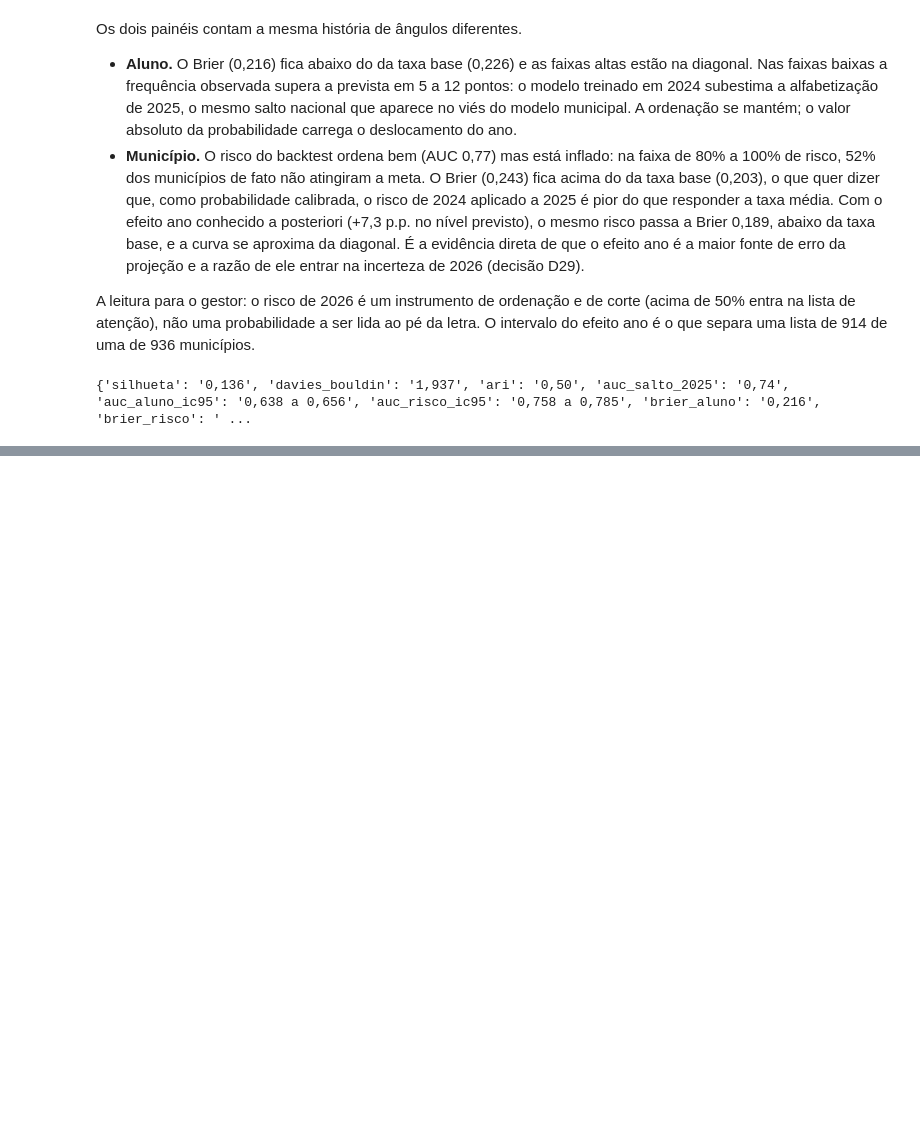
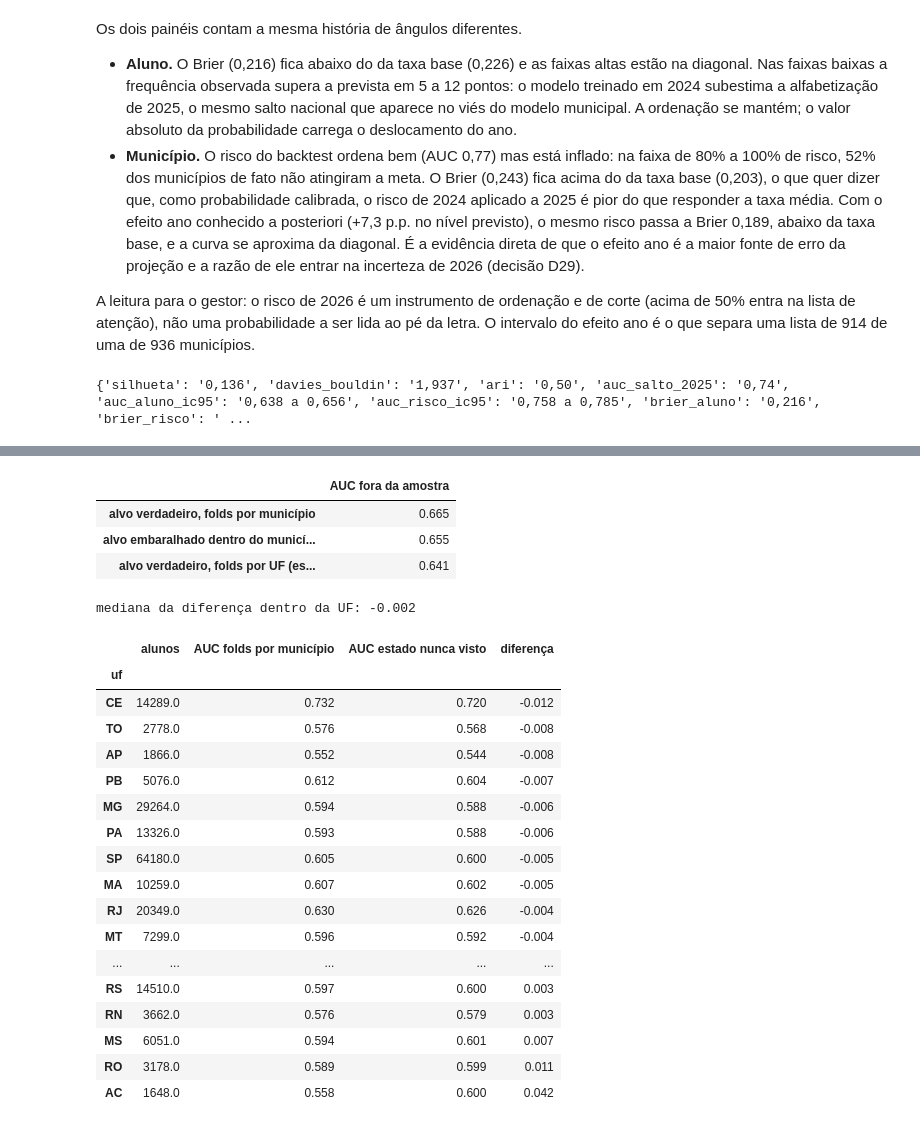
Before and after one commit to guillecosme/fiap-ai-scientist-tech-challenge-fase-03, a Jupyter notebook: notebooks/06_interpretabilidade_e_aplicacao.ipynb, the cells around one changed output, grey strips where cells are left out. Drawn from its saved outputs; the diff is of its cells as text; code cells hidden in the pictures; blank space fills up the shorter version.

Commit message:
notebook 06: alvo embaralhado dentro do municipio, regra simples e folds por uf no modelo do aluno

```diff
--- a/notebooks/06_interpretabilidade_e_aplicacao.ipynb
+++ b/notebooks/06_interpretabilidade_e_aplicacao.ipynb
@@ -490,0 +500,68 @@ print(extras)
+# %%
+from sklearn.metrics import roc_auc_score
+from sklearn.model_selection import GroupKFold
+from src.preprocessing.splits import amostra_estratificada
+from src.evaluation.validacao import diferenca_bootstrap_pareada, embaralhar_dentro_de_grupos, validar_por_grupos
+
+amostra = amostra_estratificada(treino, 300_000, "alfabetizado", seed=SEED)
+x_am, y_am = preparar_xy(amostra, ga, "alfabetizado")
+w_am, g_am, uf_am = amostra["peso"].values, amostra["id_municipio"].values, amostra["sigla_uf"].values
+def novo_modelo():
+    return build_pipeline(ga, LGBMClassifier(n_estimators=600, learning_rate=0.03, random_state=SEED, n_jobs=-1, verbose=-1, **hiper))
+
+# 1. alvo verdadeiro e alvo embaralhado dentro do municipio, mesma validacao por municipio (3 folds)
+_, oof_real = validar_por_grupos(novo_modelo(), x_am, y_am, pd.Series(g_am), n_splits=3, sample_weight=w_am)
+y_emb = embaralhar_dentro_de_grupos(y_am.values, g_am, seed=SEED)
+_, oof_emb = validar_por_grupos(novo_modelo(), x_am, pd.Series(y_emb), pd.Series(g_am), n_splits=3, sample_weight=w_am)
+
+# 4. cinco folds por UF na mesma amostra
+oof_uf = np.full(len(y_am), np.nan)
+for tr_i, va_i in GroupKFold(n_splits=5, shuffle=True, random_state=SEED).split(x_am, y_am, uf_am):
+    m = novo_modelo().fit(x_am.iloc[tr_i], y_am.iloc[tr_i], modelo__sample_weight=w_am[tr_i])
+    oof_uf[va_i] = m.predict_proba(x_am.iloc[va_i])[:, 1]
+
+falsificacao_aluno = pd.DataFrame({
+    "AUC fora da amostra": {
+        "alvo verdadeiro, folds por município": roc_auc_score(y_am, oof_real, sample_weight=w_am),
+        "alvo embaralhado dentro do município, folds por município": roc_auc_score(y_emb, oof_emb, sample_weight=w_am),
+        "alvo verdadeiro, folds por UF (estado nunca visto)": roc_auc_score(y_am, oof_uf, sample_weight=w_am),
+    }
+})
+falsificacao_aluno.round(3)
+# %% [output]
+|  | AUC fora da amostra |
+| alvo verdadeiro, folds por município | 0.665 |
+| alvo embaralhado dentro do municí... | 0.655 |
+| alvo verdadeiro, folds por UF (es... | 0.641 |
+# %%
+# AUC por UF nos dois protocolos: quanto do sinal e "conhecer o estado"?
+por_uf_aluno = pd.DataFrame({"uf": uf_am, "y": y_am.values, "w": w_am, "municipio": oof_real, "uf_excluida": oof_uf})
+auc_uf_aluno = por_uf_aluno.groupby("uf").apply(lambda g: pd.Series({
+    "alunos": len(g),
+    "AUC folds por município": roc_auc_score(g["y"], g["municipio"], sample_weight=g["w"]),
+    "AUC estado nunca visto": roc_auc_score(g["y"], g["uf_excluida"], sample_weight=g["w"]),
+}), include_groups=False)
+auc_uf_aluno["diferença"] = auc_uf_aluno["AUC estado nunca visto"] - auc_uf_aluno["AUC folds por município"]
+auc_uf_aluno.round(3).to_csv("reports/extrapolacao_uf_aluno.csv")
+print("mediana da diferença dentro da UF:", round(auc_uf_aluno["diferença"].median(), 3))
+auc_uf_aluno.sort_values("diferença").round(3)
+# %% [output]
+mediana da diferença dentro da UF: -0.002
+|  | alunos | AUC folds por município | AUC estado nunca visto | diferença |
+| uf |  |  |  |  |
+| CE | 14289.0 | 0.732 | 0.720 | -0.012 |
+| TO | 2778.0 | 0.576 | 0.568 | -0.008 |
+| AP | 1866.0 | 0.552 | 0.544 | -0.008 |
+| PB | 5076.0 | 0.612 | 0.604 | -0.007 |
+| MG | 29264.0 | 0.594 | 0.588 | -0.006 |
+| PA | 13326.0 | 0.593 | 0.588 | -0.006 |
+| SP | 64180.0 | 0.605 | 0.600 | -0.005 |
+| MA | 10259.0 | 0.607 | 0.602 | -0.005 |
+| RJ | 20349.0 | 0.630 | 0.626 | -0.004 |
+| MT | 7299.0 | 0.596 | 0.592 | -0.004 |
+| ... | ... | ... | ... | ... |
+| RS | 14510.0 | 0.597 | 0.600 | 0.003 |
+| RN | 3662.0 | 0.576 | 0.579 | 0.003 |
+| MS | 6051.0 | 0.594 | 0.601 | 0.007 |
+| RO | 3178.0 | 0.589 | 0.599 | 0.011 |
+| AC | 1648.0 | 0.558 | 0.600 | 0.042 |
```
Also changed, not shown: parts of 7 cells of this notebook, 4 other files.
